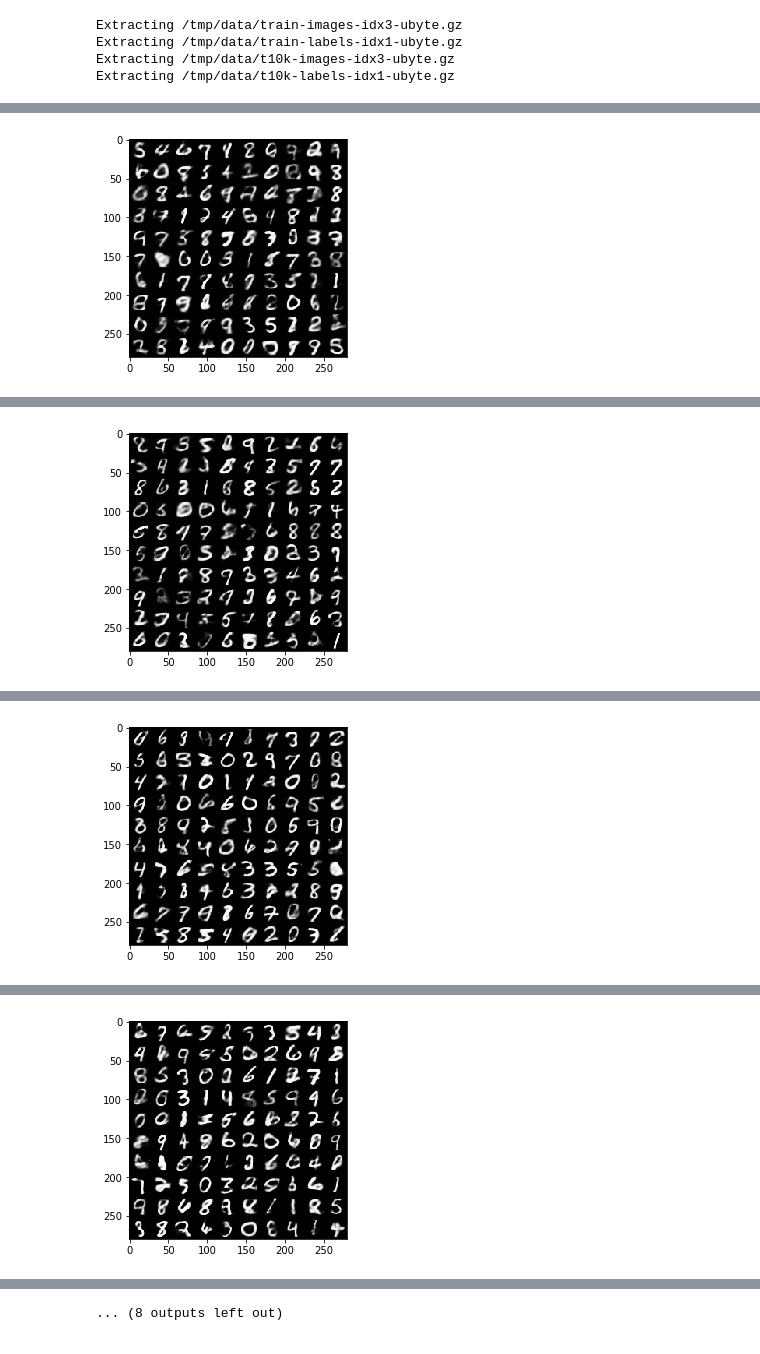
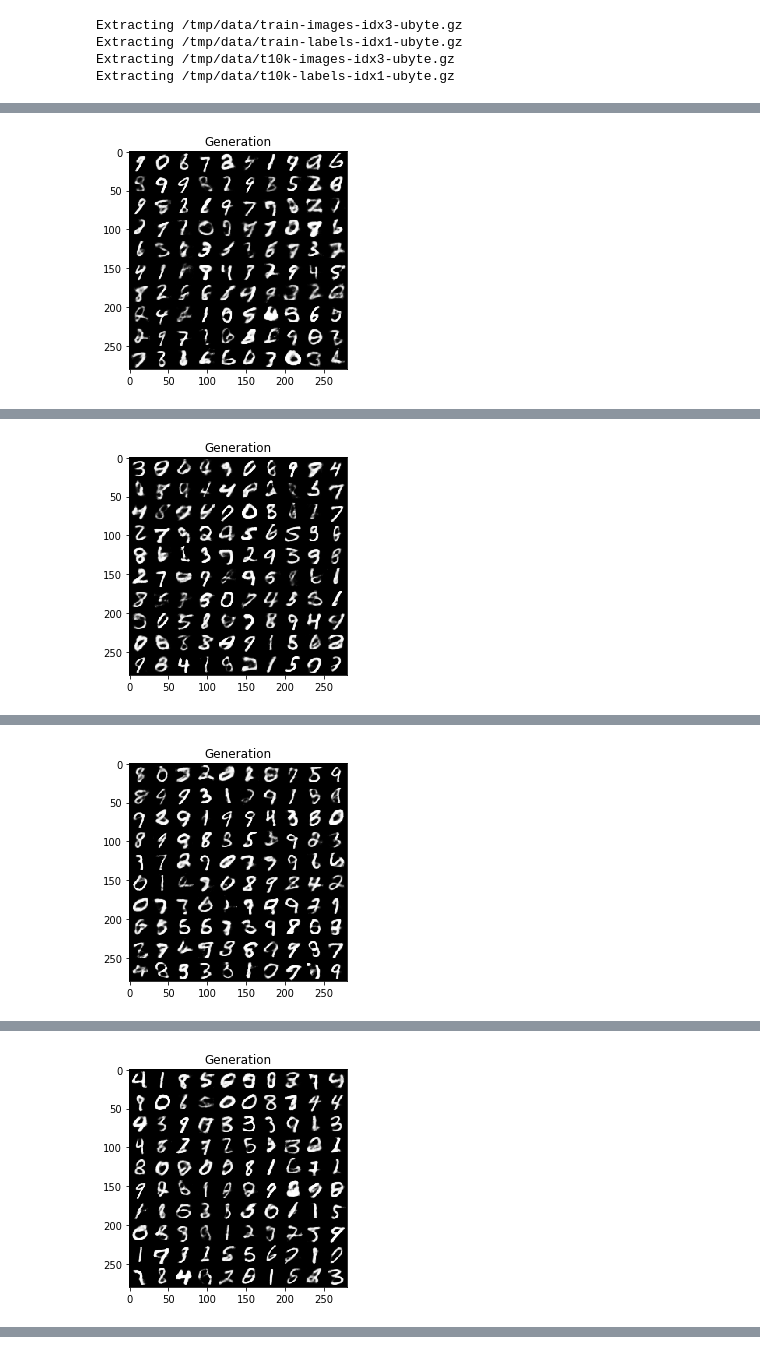
Before and after one commit to abdulfatir/vae-tensorflow, a Jupyter notebook: VAE.ipynb, the cells around one changed output, grey strips where cells are left out. Cells and saved outputs as stored; diff of their text form; code cells hidden in the pictures.

```diff
--- a/VAE.ipynb
+++ b/VAE.ipynb
@@ -17,6 +17,7 @@ def render_images(np_x):
     np_x = np.concatenate(np.split(np_x,10,axis=1),axis=2)
     x_img = np.squeeze(np_x)
     plt.imshow(x_img, cmap='Greys_r')
+    plt.title('Generation')
     plt.show()
 # %%
 def encoder(x, z_dim=20, reuse=False):
@@ -36,7 +37,7 @@ def decoder(z, z_dim=20, reuse=False):
 # %%
 x = tf.placeholder(tf.float32, [batch_size, 784])
 mu, sigma = encoder(x, z_dim=z_dim)
-z = mu + sigma * tf.random_normal([z_dim], 0, 1, dtype=tf.float32)
+z = mu + sigma * tf.random_normal(tf.shape(mu), 0, 1, dtype=tf.float32)
 x_hat = decoder(z)
 # %%
 loglikelihood = tf.reduce_mean(tf.reduce_sum(x * tf.log(x_hat + 1e-8) + (1 - x) * tf.log(1 - x_hat + 1e-8), [1]))
@@ -68,7 +69,7 @@ for stp in range(1, nb_steps+1):
         end_time = time.time()
         print('Step: {:d} in {:.2f}s :: Loss: {:.3f} => Recons.: {:.3f}, KL: {:.3f}'.format(stp, end_time - start_time, loss_np, -rec_np, kl_np))
         start_time = end_time
-    if stp % 5000 == 0:
+    if stp % 10000 == 0:
         z_np = np.random.randn(100, z_dim)
         x_hat_np = sess.run(x_hat, feed_dict={z: z_np})
         render_images(x_hat_np)
@@ -81 +87 @@ Step: 5000 in 4.75s :: Loss: 109.081 => Recons.: 89.960, KL: 19.121
-[figure, old version]
+[figure, new version]
@@ -87 +98 @@ Step: 10000 in 4.79s :: Loss: 107.364 => Recons.: 85.962, KL: 21.403
-[figure, old version]
+[figure, new version]
@@ -93 +109 @@ Step: 15000 in 4.77s :: Loss: 112.600 => Recons.: 92.810, KL: 19.790
-[figure, old version]
+[figure, new version]
@@ -99 +120 @@ Step: 20000 in 4.75s :: Loss: 104.193 => Recons.: 85.050, KL: 19.143
-[figure, old version]
+[figure, new version]
@@ -112 +131,0 @@ Step: 30000 in 4.82s :: Loss: 104.959 => Recons.: 84.480, KL: 20.480
-... (8 outputs left out)
```
Also changed, not shown: parts of 1 cell of this notebook, 1 other file.
